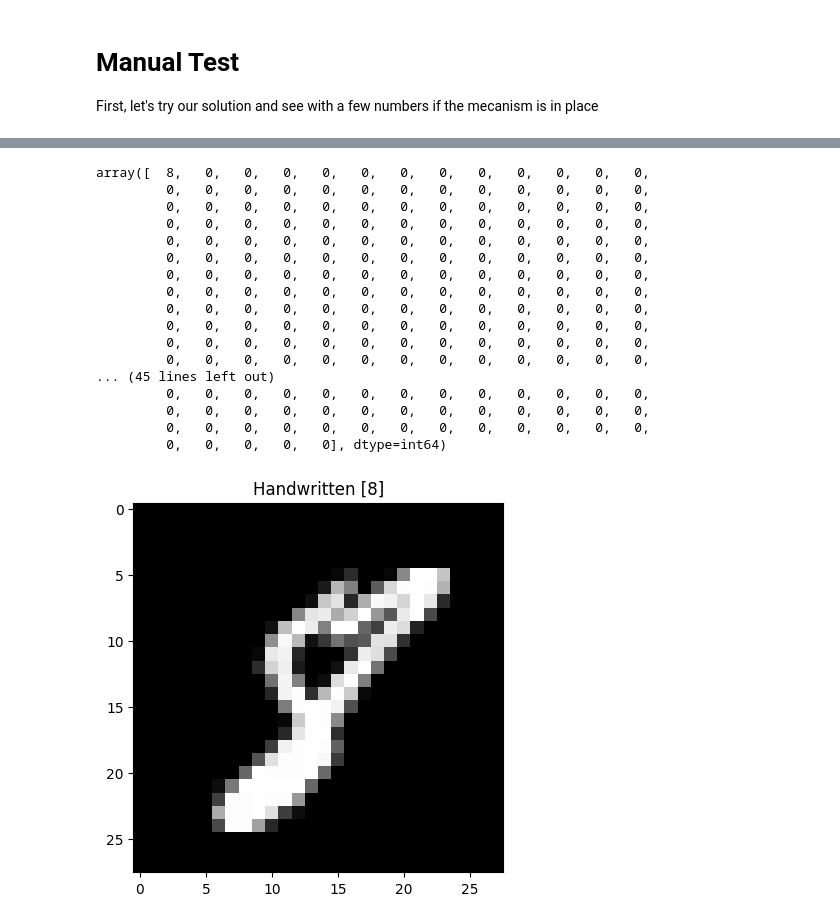
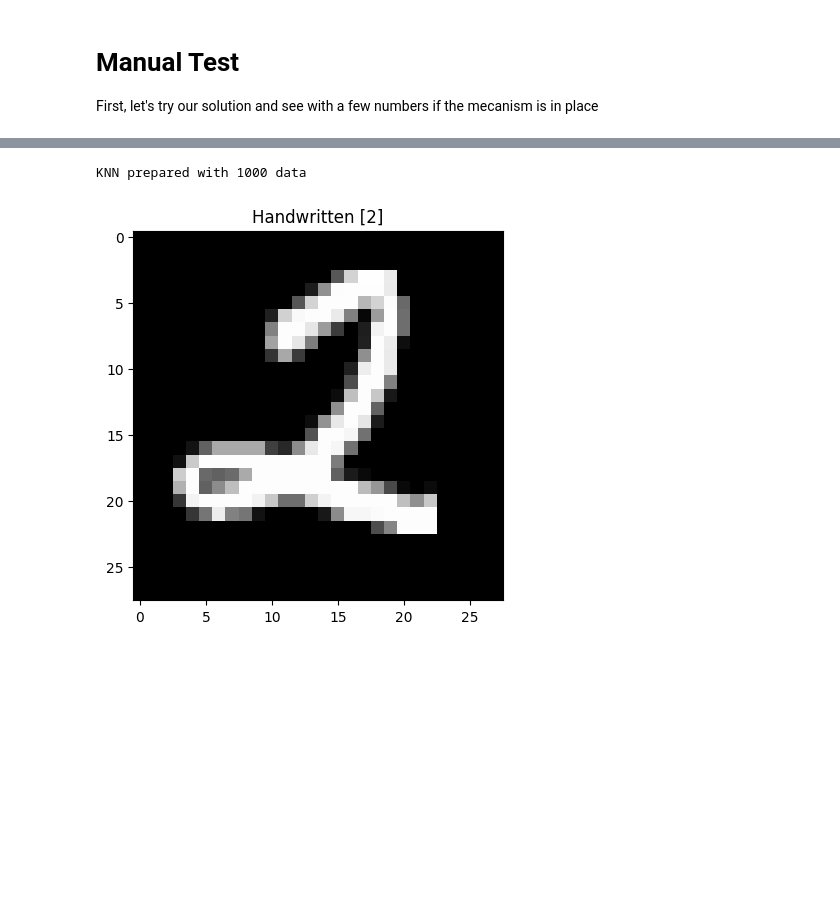
Before and after one commit to maximewel/pattern_recognition, a Jupyter notebook: ex1/mnist_knn.ipynb, the cells around one changed output, grey strips where cells are left out. Saved outputs shown, nothing was run; the diff lists cells and outputs as text; code cells hidden in the pictures; blank space fills up the shorter version.

```diff
--- a/ex1/mnist_knn.ipynb
+++ b/ex1/mnist_knn.ipynb
@@ -15,5 +19,5 @@ KNN_TEST = "./mnist_small/test.csv"
 
 names = ["label"] + [f"Pix {i}" for i in range(28*28)]
 
-train_pd = pd.read_csv(KNN_TRAIN, names=names)
-test_pd = pd.read_csv(KNN_TEST, names=names)
+train_df = pd.read_csv(KNN_TRAIN, names=names)
+test_df = pd.read_csv(KNN_TEST, names=names)
@@ -144,0 +56,11 @@ class KnnClassifier:
+# %%
+def visualize_image(mnist_array: np.array):
+    """Visualize the given flattened image from the mnist dataset with its expected label"""
+    label = mnist_array[0]
+    image = mnist_array[1:].reshape(28, 28)
+
+    plt.figure()
+    plt.title(f"Handwritten [{label}]")
+    plt.imshow(image, cmap='gray', vmin=0, vmax=255)
+
+    plt.show()
@@ -171,25 +303,9 @@ sample
+# %%
+knnClassifier = KnnClassifier(train_df, test_df)
+# %% [output]
+KNN prepared with 1000 data
 # %%
-sample_np = sample.to_numpy()[0]
-sample_np
+test_image = test_df.sample().to_numpy()[0]
+visualize_image(test_image)
 # %% [output]
-array([  8,   0,   0,   0,   0,   0,   0,   0,   0,   0,   0,   0,   0,
-         0,   0,   0,   0,   0,   0,   0,   0,   0,   0,   0,   0,   0,
-         0,   0,   0,   0,   0,   0,   0,   0,   0,   0,   0,   0,   0,
-         0,   0,   0,   0,   0,   0,   0,   0,   0,   0,   0,   0,   0,
-         0,   0,   0,   0,   0,   0,   0,   0,   0,   0,   0,   0,   0,
-         0,   0,   0,   0,   0,   0,   0,   0,   0,   0,   0,   0,   0,
-         0,   0,   0,   0,   0,   0,   0,   0,   0,   0,   0,   0,   0,
-         0,   0,   0,   0,   0,   0,   0,   0,   0,   0,   0,   0,   0,
-         0,   0,   0,   0,   0,   0,   0,   0,   0,   0,   0,   0,   0,
-         0,   0,   0,   0,   0,   0,   0,   0,   0,   0,   0,   0,   0,
-         0,   0,   0,   0,   0,   0,   0,   0,   0,   0,   0,   0,   0,
-         0,   0,   0,   0,   0,   0,   0,   0,   0,   0,   0,   0,   0,
-... (45 lines left out)
-         0,   0,   0,   0,   0,   0,   0,   0,   0,   0,   0,   0,   0,
-         0,   0,   0,   0,   0,   0,   0,   0,   0,   0,   0,   0,   0,
-         0,   0,   0,   0,   0,   0,   0,   0,   0,   0,   0,   0,   0,
-         0,   0,   0,   0,   0], dtype=int64)
+[figure, added]
-# %%
-visualize_image(sample_np)
-# %% [output]
-[figure, removed]
```
Also changed, not shown: parts of 23 cells of this notebook, 1 other file.
